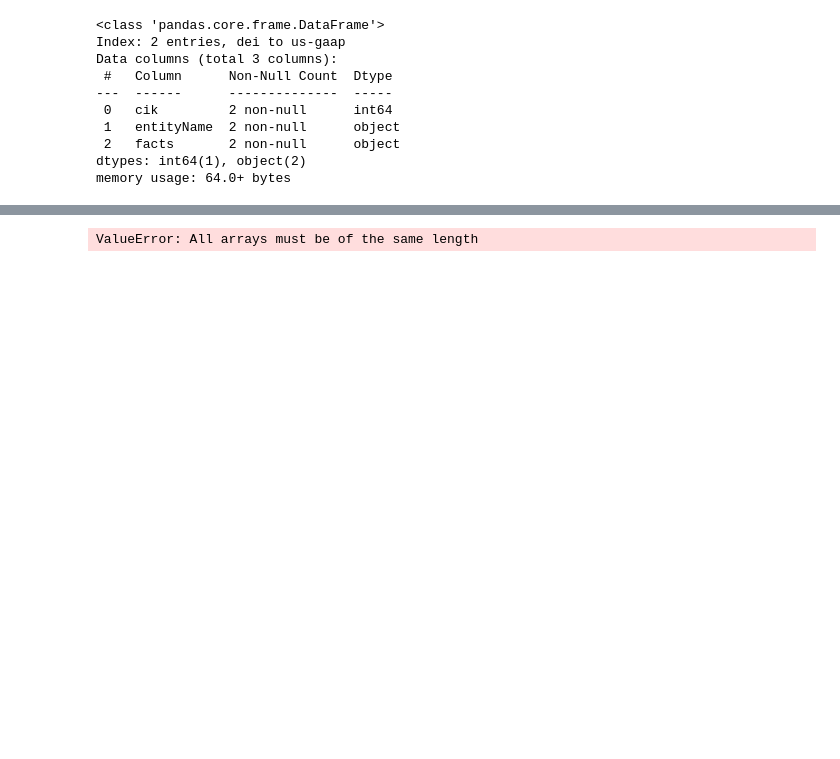
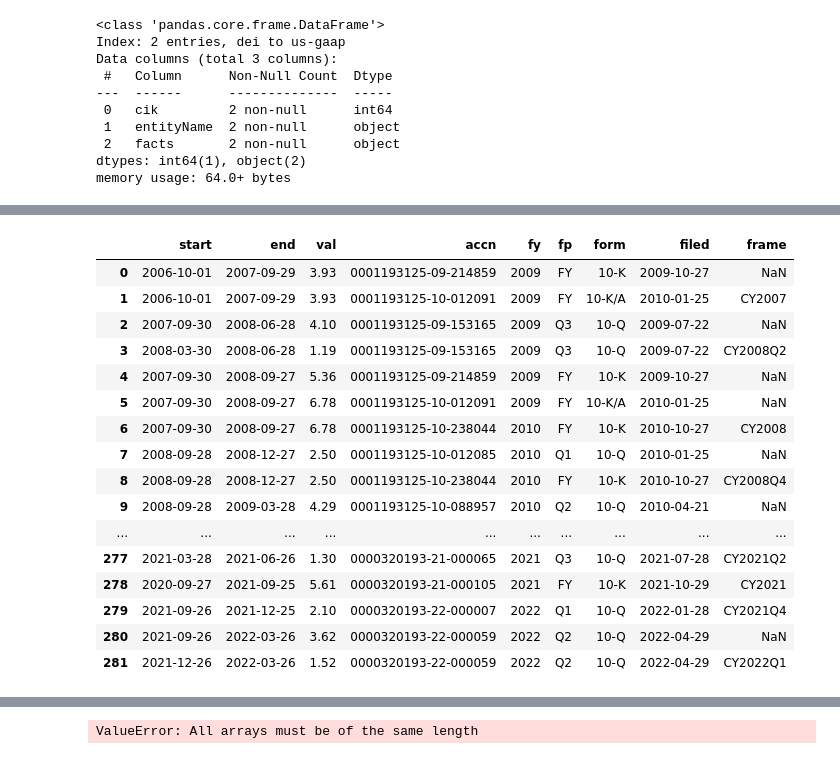
Before and after one commit to AlgoTech-Capital-Management/AlgoSeekNotebooks, a Jupyter notebook: 1_Introduction.ipynb, the cells around one changed output, grey strips where cells are left out. Drawn from its saved outputs; the diff is of its cells as text; code cells hidden in the pictures; blank space fills up the shorter version.

```diff
--- a/1_Introduction.ipynb
+++ b/1_Introduction.ipynb
@@ -439,0 +576,20 @@ aapl_company_facts.iloc['facts']['us-gaap'].keys()
+# %%
+aapl_eps = pd.json_normalize(aapl_company_facts.loc['us-gaap']['facts']['EarningsPerShareDiluted']['units']['USD/shares'])
+# %% [output]
+|  | start | end | val | accn | fy | fp | form | filed | frame |
+| 0 | 2006-10-01 | 2007-09-29 | 3.93 | 0001193125-09-214859 | 2009 | FY | 10-K | 2009-10-27 | NaN |
+| 1 | 2006-10-01 | 2007-09-29 | 3.93 | 0001193125-10-012091 | 2009 | FY | 10-K/A | 2010-01-25 | CY2007 |
+| 2 | 2007-09-30 | 2008-06-28 | 4.10 | 0001193125-09-153165 | 2009 | Q3 | 10-Q | 2009-07-22 | NaN |
+| 3 | 2008-03-30 | 2008-06-28 | 1.19 | 0001193125-09-153165 | 2009 | Q3 | 10-Q | 2009-07-22 | CY2008Q2 |
+| 4 | 2007-09-30 | 2008-09-27 | 5.36 | 0001193125-09-214859 | 2009 | FY | 10-K | 2009-10-27 | NaN |
+| 5 | 2007-09-30 | 2008-09-27 | 6.78 | 0001193125-10-012091 | 2009 | FY | 10-K/A | 2010-01-25 | NaN |
+| 6 | 2007-09-30 | 2008-09-27 | 6.78 | 0001193125-10-238044 | 2010 | FY | 10-K | 2010-10-27 | CY2008 |
+| 7 | 2008-09-28 | 2008-12-27 | 2.50 | 0001193125-10-012085 | 2010 | Q1 | 10-Q | 2010-01-25 | NaN |
+| 8 | 2008-09-28 | 2008-12-27 | 2.50 | 0001193125-10-238044 | 2010 | FY | 10-K | 2010-10-27 | CY2008Q4 |
+| 9 | 2008-09-28 | 2009-03-28 | 4.29 | 0001193125-10-088957 | 2010 | Q2 | 10-Q | 2010-04-21 | NaN |
+| ... | ... | ... | ... | ... | ... | ... | ... | ... | ... |
+| 277 | 2021-03-28 | 2021-06-26 | 1.30 | 0000320193-21-000065 | 2021 | Q3 | 10-Q | 2021-07-28 | CY2021Q2 |
+| 278 | 2020-09-27 | 2021-09-25 | 5.61 | 0000320193-21-000105 | 2021 | FY | 10-K | 2021-10-29 | CY2021 |
+| 279 | 2021-09-26 | 2021-12-25 | 2.10 | 0000320193-22-000007 | 2022 | Q1 | 10-Q | 2022-01-28 | CY2021Q4 |
+| 280 | 2021-09-26 | 2022-03-26 | 3.62 | 0000320193-22-000059 | 2022 | Q2 | 10-Q | 2022-04-29 | NaN |
+| 281 | 2021-12-26 | 2022-03-26 | 1.52 | 0000320193-22-000059 | 2022 | Q2 | 10-Q | 2022-04-29 | CY2022Q1 |
```
Also changed, not shown: parts of 28 cells of this notebook, 2 other files.
